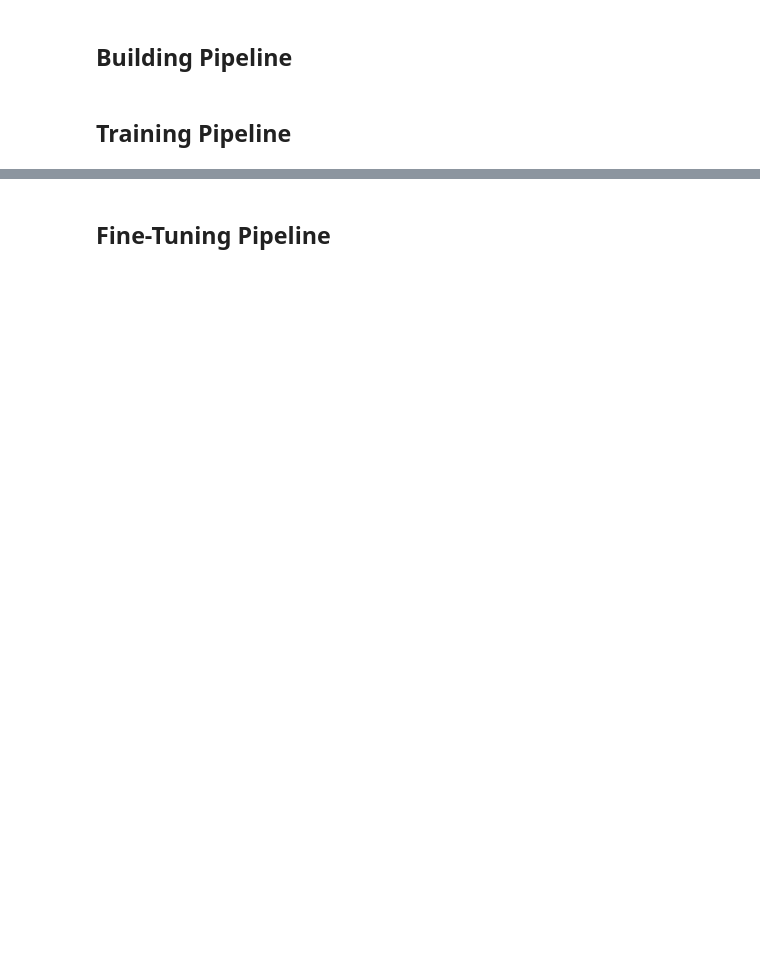
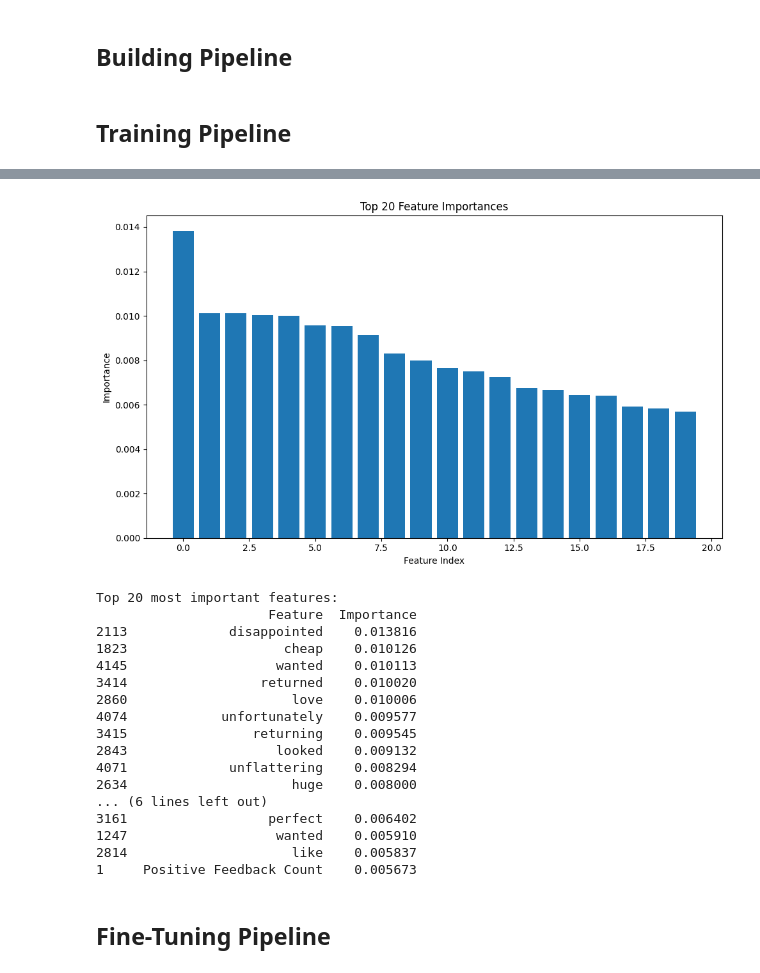
Before and after one commit to TiaZhang92/3rd-nano-dsnd-pipelines-project, a Jupyter notebook: starter/starter.ipynb, the cells around one changed output, grey strips where cells are left out. Cells and saved outputs as stored; diff of their text form; code cells hidden in the pictures; blank space fills up the shorter version.

```diff
--- a/starter/starter.ipynb
+++ b/starter/starter.ipynb
@@ -78,2 +295,69 @@ X_train, X_test, y_train, y_test = train_test_split(
+# %%
+# Extract feature names from our pipeline
+def get_feature_names(column_transformer):
+    feature_names = []
+
+    # Get feature names for each transformer
+    for name, pipe, features in column_transformer.transformers_:
+        if name == 'num':
+            feature_names.extend(features)
+        elif name == 'cat':
+            # Get one-hot encoded feature names
+            feature_names.extend(pipe.named_steps['onehot'].get_feature_names_out(features))
+        elif name.startswith('text'):
+            # Get tfidf feature names
+            if hasattr(pipe.named_steps['tfidf'], 'get_feature_names_out'):
+                feature_names.extend(pipe.named_steps['tfidf'].get_feature_names_out())
+            else:
+                feature_names.extend([f"{name}_{i}" for i in range(pipe.named_steps['tfidf'].max_features)])
+
+    return feature_names
+
+# Get feature importances from the Random Forest model
+# Note: This is a simplification as we can't easily extract feature names from TF-IDF
+# Get feature importances from our classifier
+importances = model_pipeline.named_steps['classifier'].feature_importances_
+
+# Display top 20 most important features
+plt.figure(figsize=(10, 6))
+plt.bar(range(20), sorted(importances, reverse=True)[:20])
+plt.title('Top 20 Feature Importances')
+plt.xlabel('Feature Index')
+plt.ylabel('Importance')
+plt.tight_layout()
+plt.show()
+
+# Create a DataFrame of feature importances
+try:
+    feature_names = get_feature_names(model_pipeline.named_steps['preprocessor'])
+    if len(feature_names) == len(importances):
+        importance_df = pd.DataFrame({
+            'Feature': feature_names,
+            'Importance': importances
+        }).sort_values('Importance', ascending=False)
+
+        print("Top 20 most important features:")
+        print(importance_df.head(20))
+except:
+    print("Could not extract feature names, showing importances by index only.")
+# %% [output]
+[figure, added]
+Top 20 most important features:
+                      Feature  Importance
+2113             disappointed    0.013816
+1823                    cheap    0.010126
+4145                   wanted    0.010113
+3414                 returned    0.010020
+2860                     love    0.010006
+4074            unfortunately    0.009577
+3415                returning    0.009545
+2843                   looked    0.009132
+4071             unflattering    0.008294
+2634                     huge    0.008000
+... (6 lines left out)
+3161                  perfect    0.006402
+1247                   wanted    0.005910
+2814                     like    0.005837
+1     Positive Feedback Count    0.005673
 # %% [markdown]
 ## Fine-Tuning Pipeline
```
Also changed, not shown: parts of 14 cells of this notebook.
